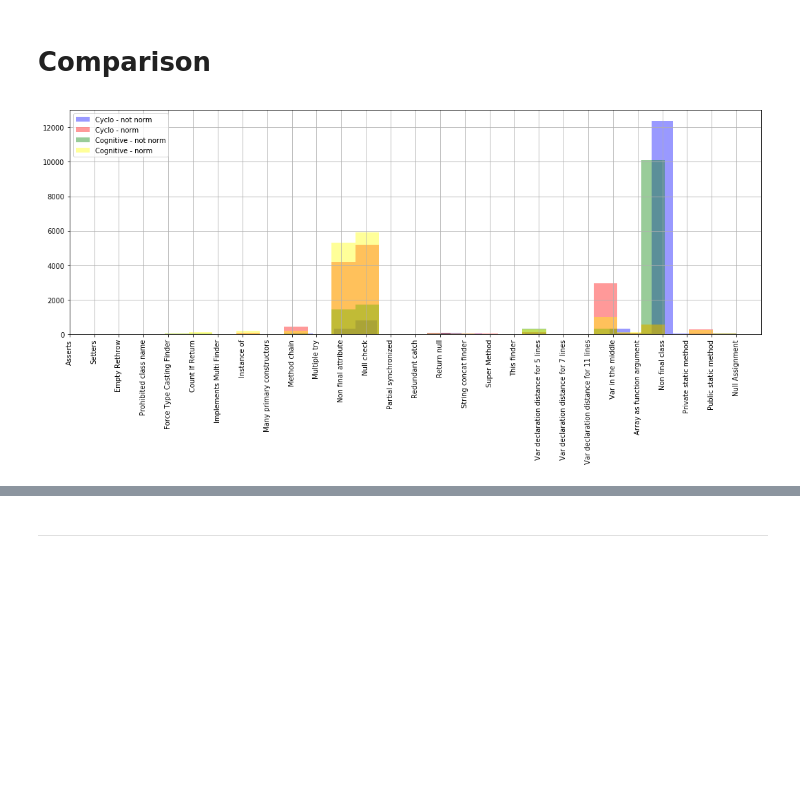
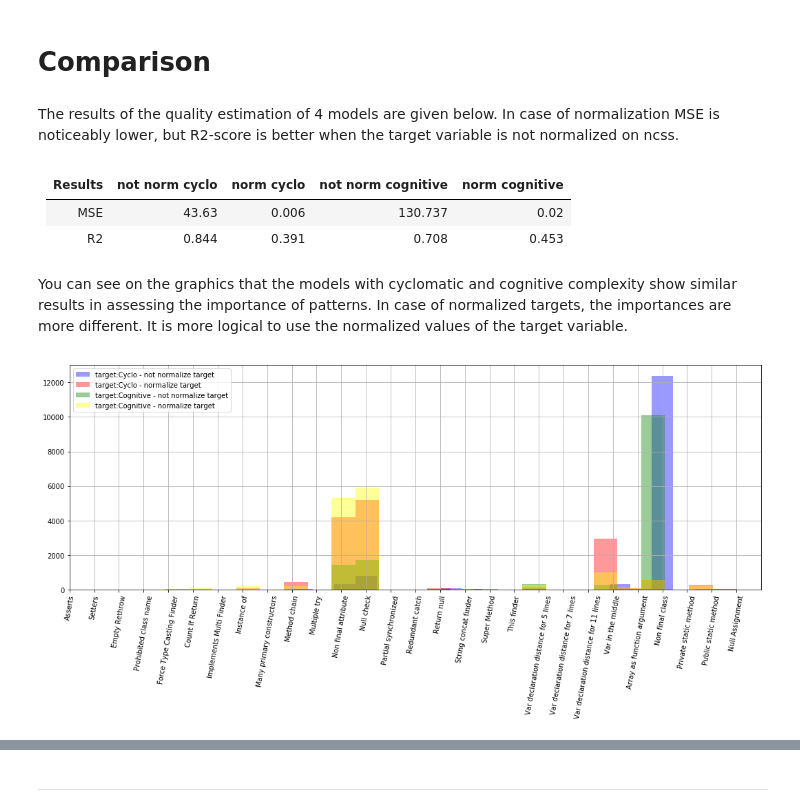
Before and after one commit to acheshkov/aibolit-ml, a Jupyter notebook: notebooks/Cognitive_comparision.ipynb, the cells around one changed output, grey strips where cells are left out. Cells and saved outputs as stored; diff of their text form; code cells hidden in the pictures; blank space fills up the shorter version.

```diff
--- a/notebooks/Cognitive_comparision.ipynb
+++ b/notebooks/Cognitive_comparision.ipynb
@@ -366,5 +378,5 @@ VAR:   447.8199917461391
 %%time
 
 twofold_model4 = TwoFoldRankingModel()
-twofold_model4.fit(X_train, y4_ytrain)
+twofold_model4.fit(X_train, y4_train)
 # %% [output]
@@ -382,15 +394,24 @@ R2:   0.4528476085103216
 VAR:   0.03657925404352923
 # %% [markdown]
 # Comparison
+# %% [markdown]
+The results of the quality estimation of 4 models are given below. In case of normalization MSE is noticeably lower, but R2-score is better when the target variable is not normalized on ncss.
+# %% [markdown]
+| Results | not norm cyclo | norm cyclo | not norm cognitive | norm cognitive |
+|--- | --- | --- | --- | --- |
+| MSE | 43.63 | 0.006 |  130.737 | 0.02 |
+| R2 | 0.844 | 0.391 | 0.708 | 0.453 |
+# %% [markdown]
+You can see on the graphics that the models with cyclomatic and cognitive complexity show similar results in assessing the importance of patterns. In case of normalized targets, the importances are more different. It is more logical to use the normalized values of the target variable.
 # %%
 plt.figure(figsize=(18, 6))
-sns.distplot(twofold_pred_log1[:, 0], label='Cyclo - not norm', bins = FEATURES_NUMBER, hist = True, kde=False, color='b')
-sns.distplot(twofold_pred_log2[:, 0], label='Cyclo - norm', bins = FEATURES_NUMBER, hist = True, kde=False, color='r')
-sns.distplot(twofold_pred_log3[:, 0], label='Cognitive - not norm', bins = FEATURES_NUMBER, hist = True, kde=False, color='green')
-sns.distplot(twofold_pred_log4[:, 0], label='Cognitive - norm', bins = FEATURES_NUMBER, hist = True, kde=False, color='yellow')
+sns.distplot(twofold_pred_log1[:, 0], label='target:Cyclo - not normalized target', bins = FEATURES_NUMBER, hist = True, kde=False, color='b')
+sns.distplot(twofold_pred_log2[:, 0], label='target:Cyclo - normalized target', bins = FEATURES_NUMBER, hist = True, kde=False, color='r')
+sns.distplot(twofold_pred_log3[:, 0], label='target:Cognitive - not normalized target', bins = FEATURES_NUMBER, hist = True, kde=False, color='green')
+sns.distplot(twofold_pred_log4[:, 0], label='target:Cognitive - normalized target', bins = FEATURES_NUMBER, hist = True, kde=False, color='yellow')
 plt.grid()
 plt.xlim(0, FEATURES_NUMBER)
-plt.xticks(range(0, FEATURES_NUMBER), labels=ONLY_PATTERNS, rotation=90)
+plt.xticks(range(0, FEATURES_NUMBER), labels=ONLY_PATTERNS, rotation=80)
 plt.legend();
 # %% [output]
-[figure, old version]
+[figure, new version]
```
Also changed, not shown: parts of 29 cells of this notebook.
